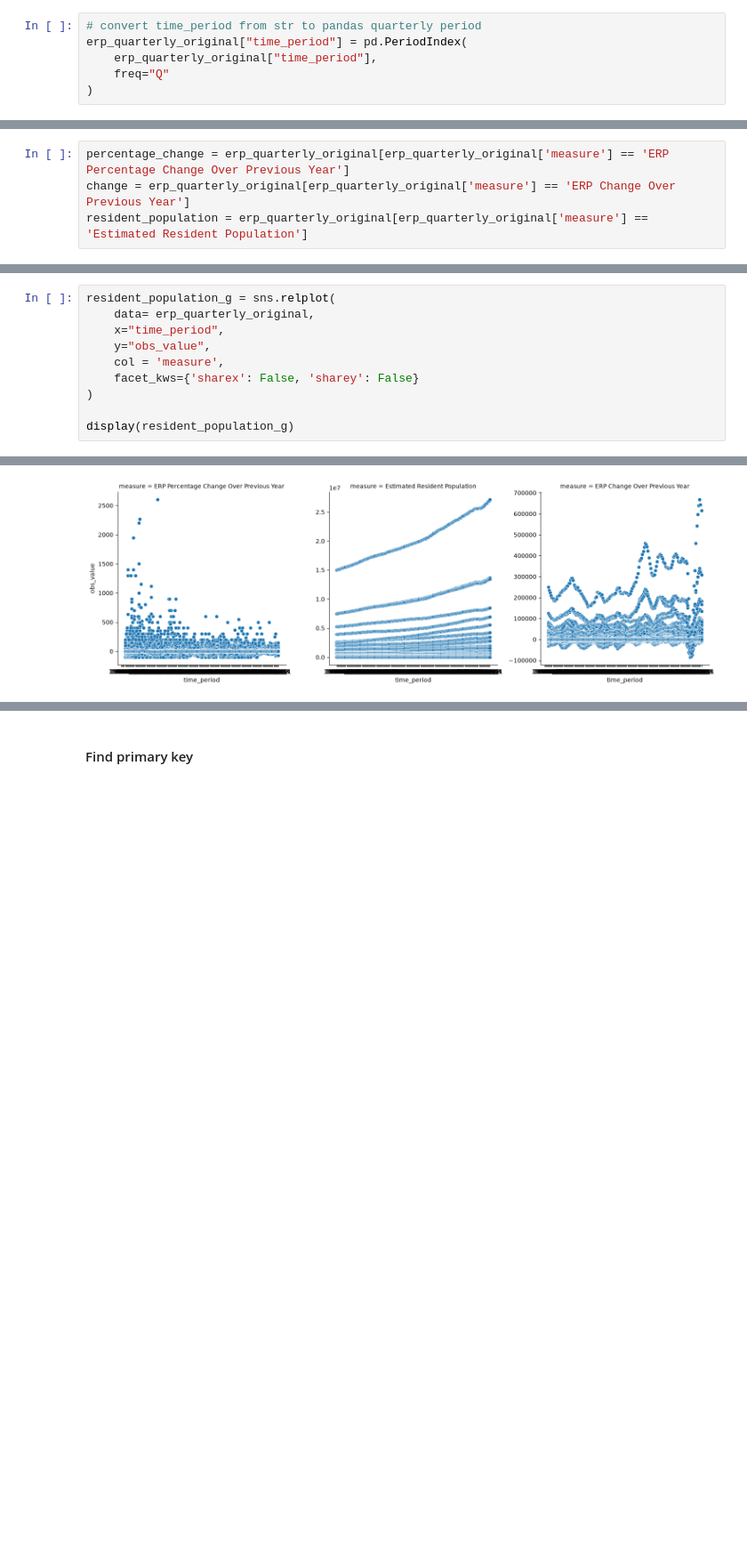
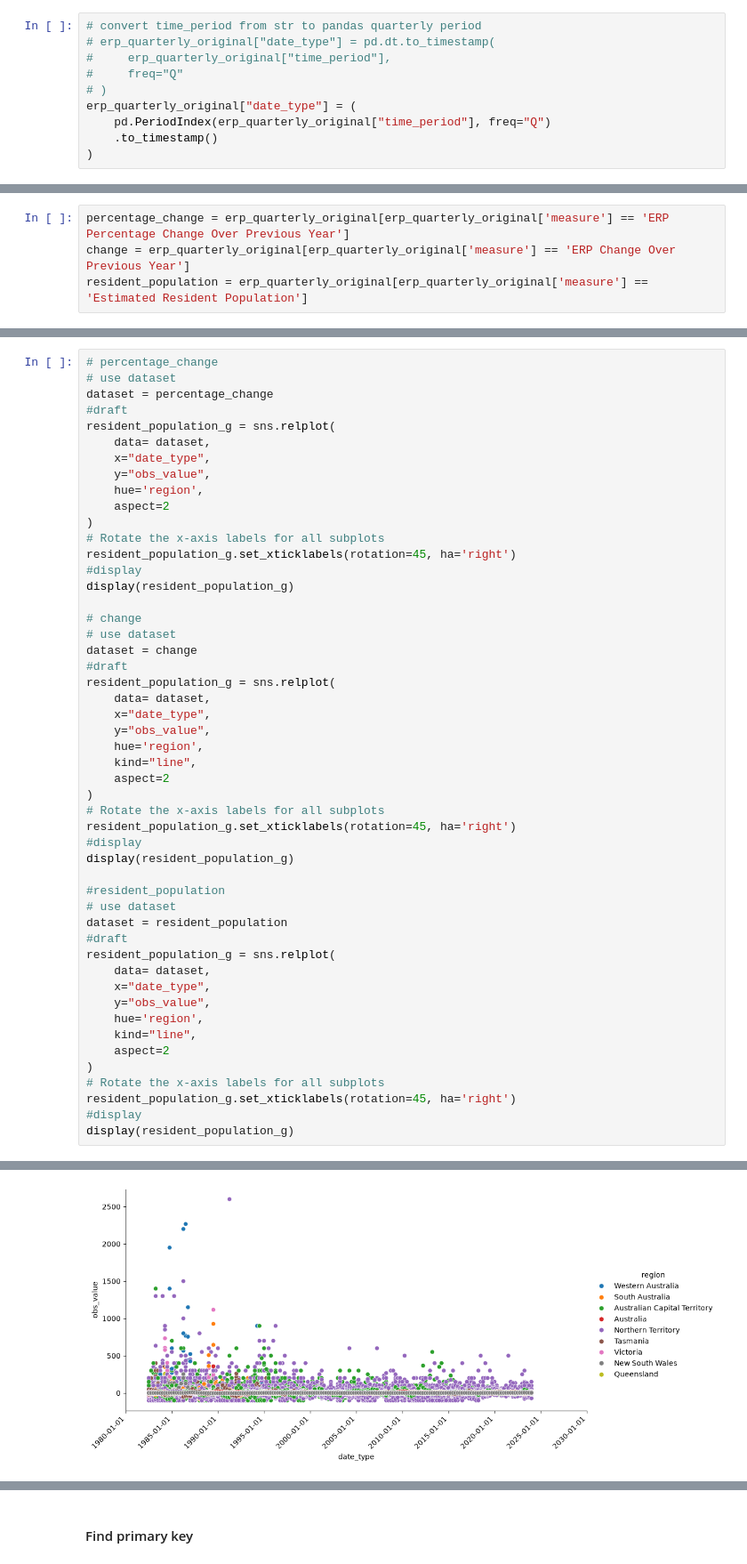
Before and after one commit to Abotyt/australiaMarketExpansionStrategy, a Jupyter notebook: AustralianUnemployedPrediction/DataWrangling/CleanData.ipynb, the cells around one changed output, grey strips where cells are left out. Shown at 89% size. Drawn from its saved outputs; the diff is of its cells as text; blank space fills up the shorter version.

Commit message:
update cleaning dataset

```diff
--- a/AustralianUnemployedPrediction/DataWrangling/CleanData.ipynb
+++ b/AustralianUnemployedPrediction/DataWrangling/CleanData.ipynb
@@ -950,6 +1069,10 @@ Length: 120, dtype: str
 # %%
 # convert time_period from str to pandas quarterly period
-erp_quarterly_original["time_period"] = pd.PeriodIndex(
-    erp_quarterly_original["time_period"],
-    freq="Q"
+# erp_quarterly_original["date_type"] = pd.dt.to_timestamp(
+#     erp_quarterly_original["time_period"],
+#     freq="Q"
+# )
+erp_quarterly_original["date_type"] = (
+    pd.PeriodIndex(erp_quarterly_original["time_period"], freq="Q")
+    .to_timestamp()
 )
@@ -1209,12 +1438,52 @@ display(resident_population.describe())
 # %%
+# percentage_change
+# use dataset
+dataset = percentage_change
+#draft
 resident_population_g = sns.relplot(
-    data= erp_quarterly_original,
-    x="time_period",
+    data= dataset,
+    x="date_type",
     y="obs_value",
-    col = 'measure',
-    facet_kws={'sharex': False, 'sharey': False}
+    hue='region',
+    aspect=2
 )
+# Rotate the x-axis labels for all subplots
+resident_population_g.set_xticklabels(rotation=45, ha='right')
+#display
+display(resident_population_g)
 
+# change
+# use dataset
+dataset = change
+#draft
+resident_population_g = sns.relplot(
+    data= dataset,
+    x="date_type",
+    y="obs_value",
+    hue='region',
+    kind="line",
+    aspect=2
+)
+# Rotate the x-axis labels for all subplots
+resident_population_g.set_xticklabels(rotation=45, ha='right')
+#display
 display(resident_population_g)
+
+#resident_population
+# use dataset
+dataset = resident_population
+#draft
+resident_population_g = sns.relplot(
+    data= dataset,
+    x="date_type",
+    y="obs_value",
+    hue='region',
+    kind="line",
+    aspect=2
+)
+# Rotate the x-axis labels for all subplots
+resident_population_g.set_xticklabels(rotation=45, ha='right')
+#display
+display(resident_population_g)
 # %% [output]
 <seaborn.axisgrid.FacetGrid at 0x...>
@@ -1221 +1492 @@ display(resident_population_g)
-[figure, old version]
+[figure, new version]
```
Also changed, not shown: parts of 82 cells of this notebook.
